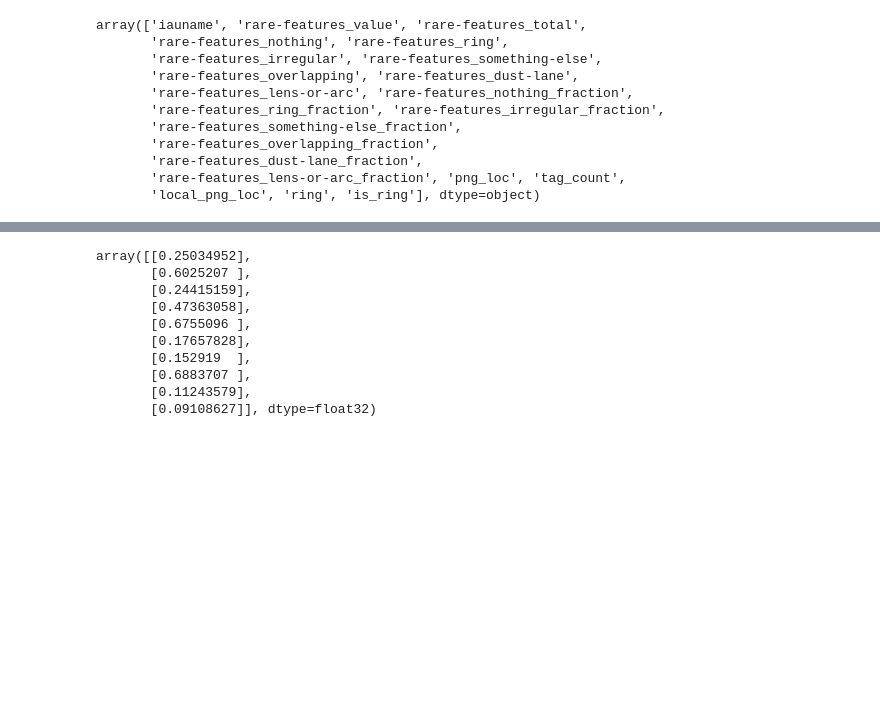
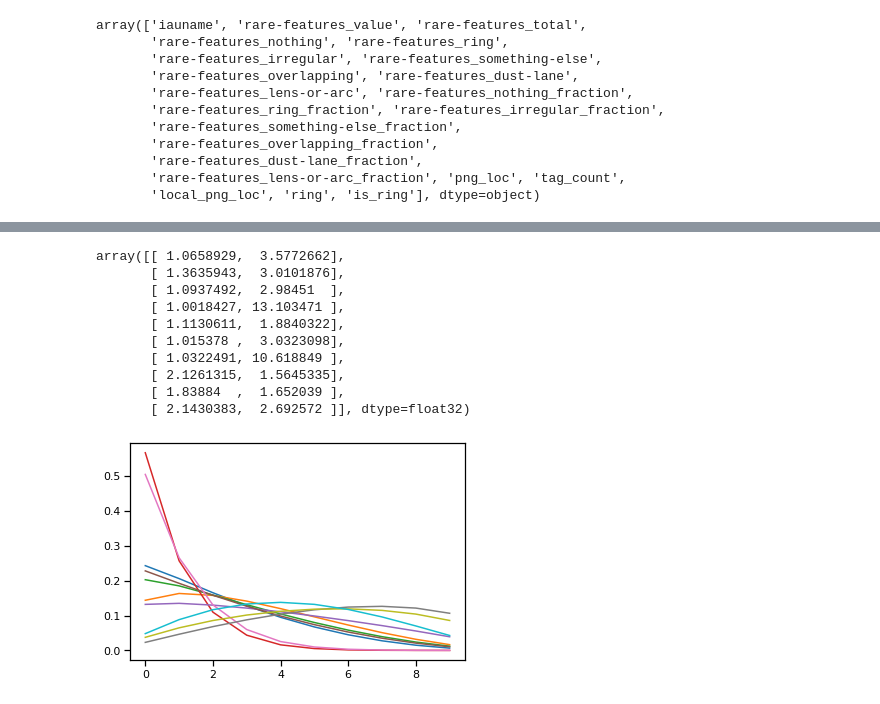
Before and after one commit to mwalmsley/morphology-tools, a Jupyter notebook: notebooks/mobile_experiment.ipynb, the cells around one changed output, grey strips where cells are left out. Saved outputs shown, nothing was run; the diff lists cells and outputs as text; code cells hidden in the pictures; blank space fills up the shorter version.

```diff
--- a/notebooks/mobile_experiment.ipynb
+++ b/notebooks/mobile_experiment.ipynb
@@ -182,16 +228,28 @@ print(classifier.evaluate(mobile_val_dataset))
 # %%
-classifier.predict(batch[0][:batch_size])[:10]
+example_preds = classifier.predict(batch[0][:batch_size])[:10]
+example_preds
 # %% [output]
-array([[0.25034952],
-       [0.6025207 ],
-       [0.24415159],
-       [0.47363058],
-       [0.6755096 ],
-       [0.17657828],
-       [0.152919  ],
-       [0.6883707 ],
-       [0.11243579],
-       [0.09108627]], dtype=float32)
+array([[ 1.0658929,  3.5772662],
+       [ 1.3635943,  3.0101876],
+       [ 1.0937492,  2.98451  ],
+       [ 1.0018427, 13.103471 ],
+       [ 1.1130611,  1.8840322],
+       [ 1.015378 ,  3.0323098],
+       [ 1.0322491, 10.618849 ],
+       [ 2.1261315,  1.5645335],
+       [ 1.83884  ,  1.652039 ],
+       [ 2.1430383,  2.692572 ]], dtype=float32)
+# %%
+def viz_multinomial(concentrations):
+    x_votes = np.arange(10)
+    votes = np.stack([x_votes, 10-x_votes], axis=1)
+    for n, concentration in enumerate(concentrations):
+        plt.plot(x_votes, tfp.distributions.DirichletMultinomial(total_count=10, concentration=concentration).prob(votes))
+    #     plt.axvline(batch[1][n])
+# %%
+viz_multinomial(example_preds)
+# %% [output]
+[figure, added]
 # %%
 # and now calibrate to estimate p(ring)
 # %%
```
Also changed, not shown: parts of 75 cells of this notebook.
